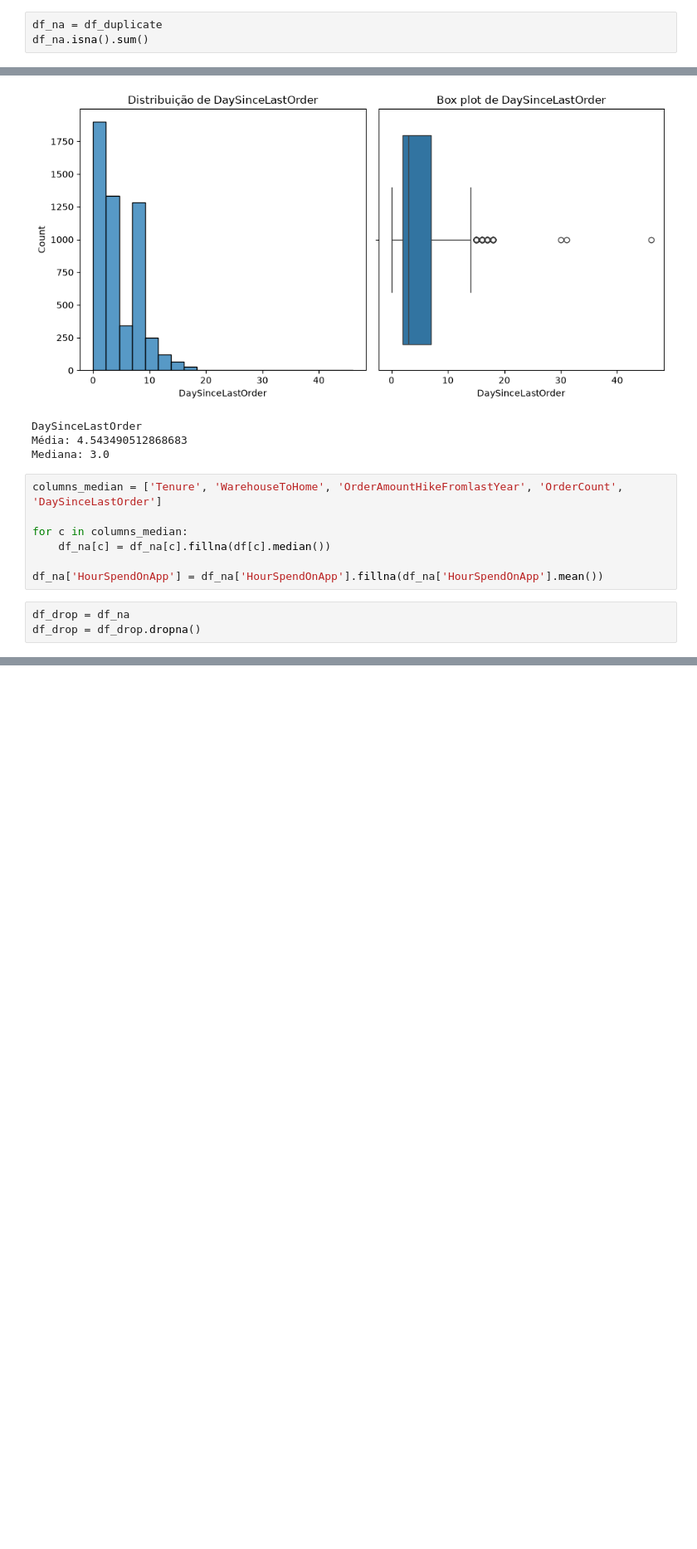
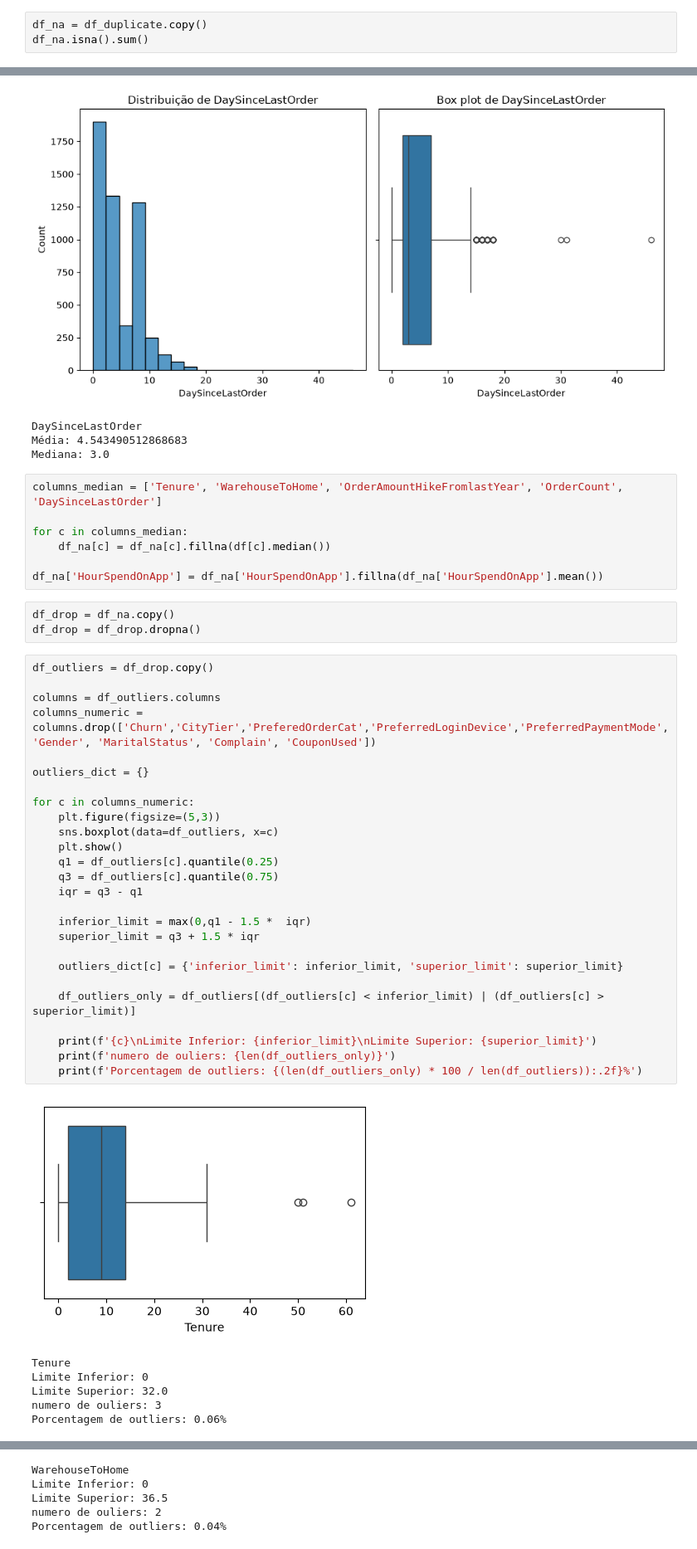
Before and after one commit to Gabriel-Henrique-28/Projeto-Final-Machine-Learning-SC-TEC, a Jupyter notebook: main.ipynb, the cells around one changed output, grey strips where cells are left out. Shown at 83% size. Cells and saved outputs as stored; diff of their text form; blank space fills up the shorter version.

Commit message:
feat: Tratamento de outliers

```diff
--- a/main.ipynb
+++ b/main.ipynb
@@ -218,7 +218,7 @@ df_duplicate.drop_duplicates()
 | 5629 | 0 | 8.0 | Mobile Phone | 1 | 15.0 | Credit Card | Male | ... |
 5074 rows × 19 columns
 # %%
-df_na = df_duplicate
+df_na = df_duplicate.copy()
 df_na.isna().sum()
 # %% [output]
 Churn                            0
@@ -291,5 +291,38 @@ for c in columns_median:
 
 df_na['HourSpendOnApp'] = df_na['HourSpendOnApp'].fillna(df_na['HourSpendOnApp'].mean())
 # %%
-df_drop = df_na
+df_drop = df_na.copy()
 df_drop = df_drop.dropna()
+# %%
+df_outliers = df_drop.copy()
+
+columns = df_outliers.columns
+columns_numeric = columns.drop(['Churn','CityTier','PreferedOrderCat','PreferredLoginDevice','PreferredPaymentMode','Gender', 'MaritalStatus', 'Complain', 'CouponUsed'])
+
+outliers_dict = {}
+
+for c in columns_numeric:
+    plt.figure(figsize=(5,3))
+    sns.boxplot(data=df_outliers, x=c)
+    plt.show()
+    q1 = df_outliers[c].quantile(0.25)
+    q3 = df_outliers[c].quantile(0.75)
+    iqr = q3 - q1
+
+    inferior_limit = max(0,q1 - 1.5 *  iqr)
+    superior_limit = q3 + 1.5 * iqr
+
+    outliers_dict[c] = {'inferior_limit': inferior_limit, 'superior_limit': superior_limit}
+
+    df_outliers_only = df_outliers[(df_outliers[c] < inferior_limit) | (df_outliers[c] > superior_limit)]
+
+    print(f'{c}\nLimite Inferior: {inferior_limit}\nLimite Superior: {superior_limit}')
+    print(f'numero de ouliers: {len(df_outliers_only)}')
+    print(f'Porcentagem de outliers: {(len(df_outliers_only) * 100 / len(df_outliers)):.2f}%')
+# %% [output]
+[figure, added]
+Tenure
+Limite Inferior: 0
+Limite Superior: 32.0
+numero de ouliers: 3
+Porcentagem de outliers: 0.06%
@@ -295,0 +330,5 @@ df_drop = df_drop.dropna()
+WarehouseToHome
+Limite Inferior: 0
+Limite Superior: 36.5
+numero de ouliers: 2
+Porcentagem de outliers: 0.04%
```
Also changed, not shown: parts of 6 cells of this notebook.
